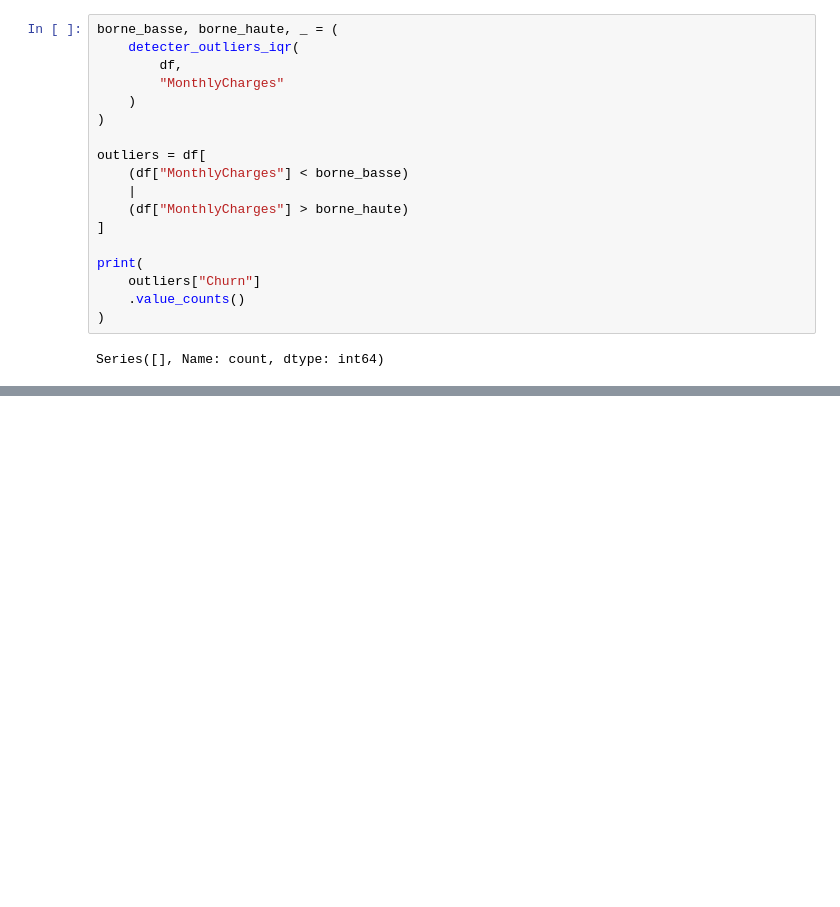
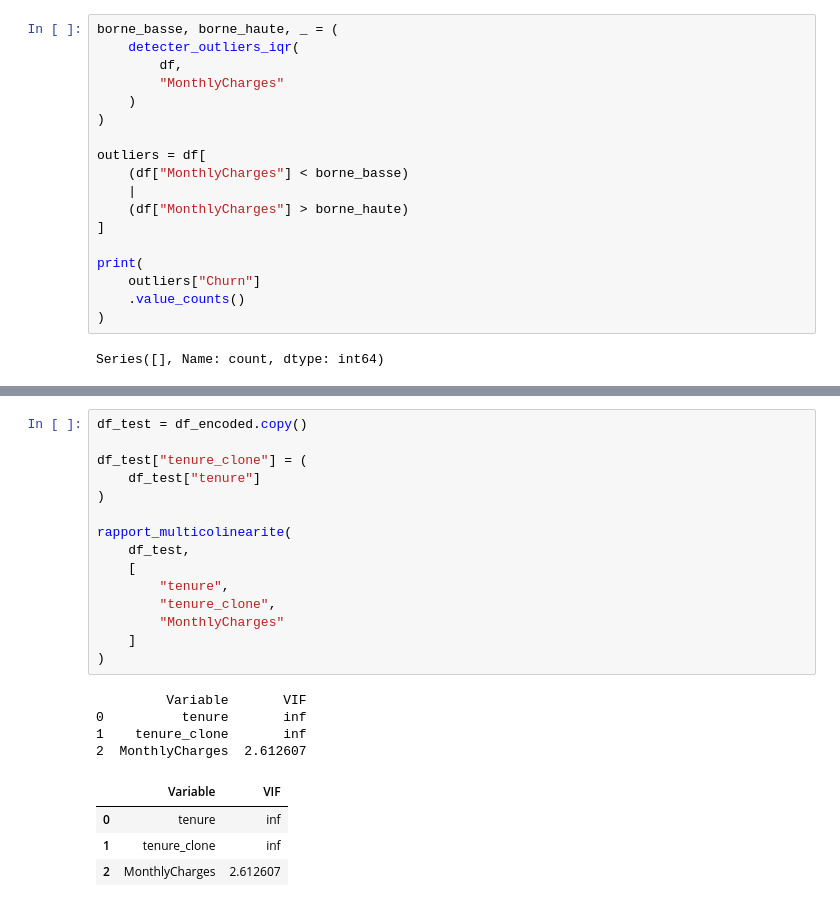
Before and after one commit to bms-awadi/arene-des-algos-Awadi_BEDJA, a Jupyter notebook: Partie2_data_collecte_preprocessing/telco_churn.ipynb, the cells around one changed output, grey strips where cells are left out. Drawn from its saved outputs; the diff is of its cells as text; blank space fills up the shorter version.

```diff
--- a/Partie2_data_collecte_preprocessing/telco_churn.ipynb
+++ b/Partie2_data_collecte_preprocessing/telco_churn.ipynb
@@ -570,0 +672,24 @@ Series([], Name: count, dtype: int64)
+# %%
+df_test = df_encoded.copy()
+
+df_test["tenure_clone"] = (
+    df_test["tenure"]
+)
+
+rapport_multicolinearite(
+    df_test,
+    [
+        "tenure",
+        "tenure_clone",
+        "MonthlyCharges"
+    ]
+)
+# %% [output]
+         Variable       VIF
+0          tenure       inf
+1    tenure_clone       inf
+2  MonthlyCharges  2.612607
+|  | Variable | VIF |
+| 0 | tenure | inf |
+| 1 | tenure_clone | inf |
+| 2 | MonthlyCharges | 2.612607 |
```
Also changed, not shown: parts of 7 cells of this notebook, 1 other file.
